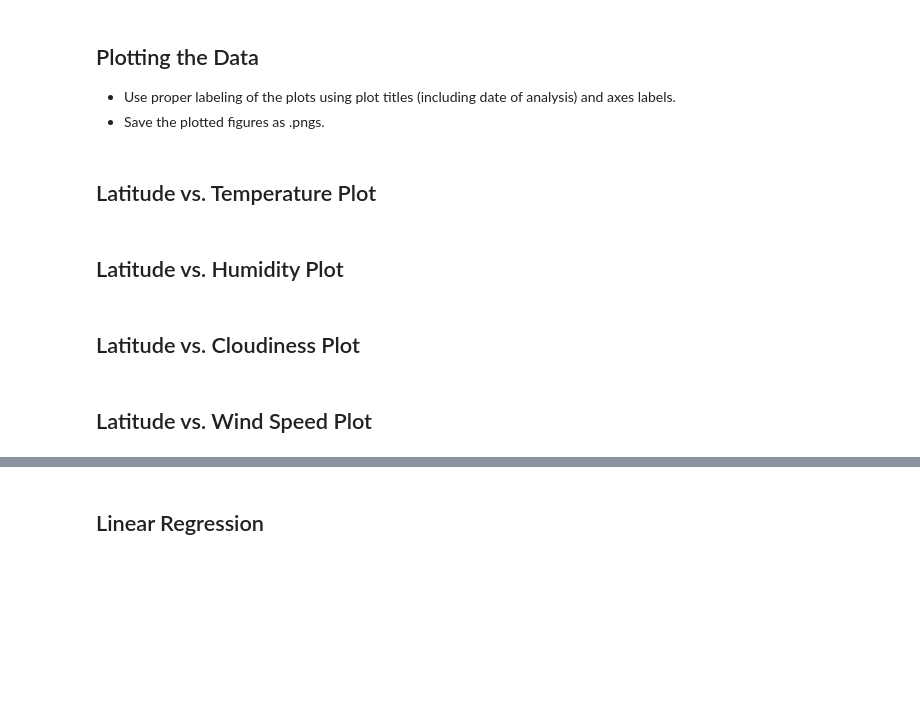
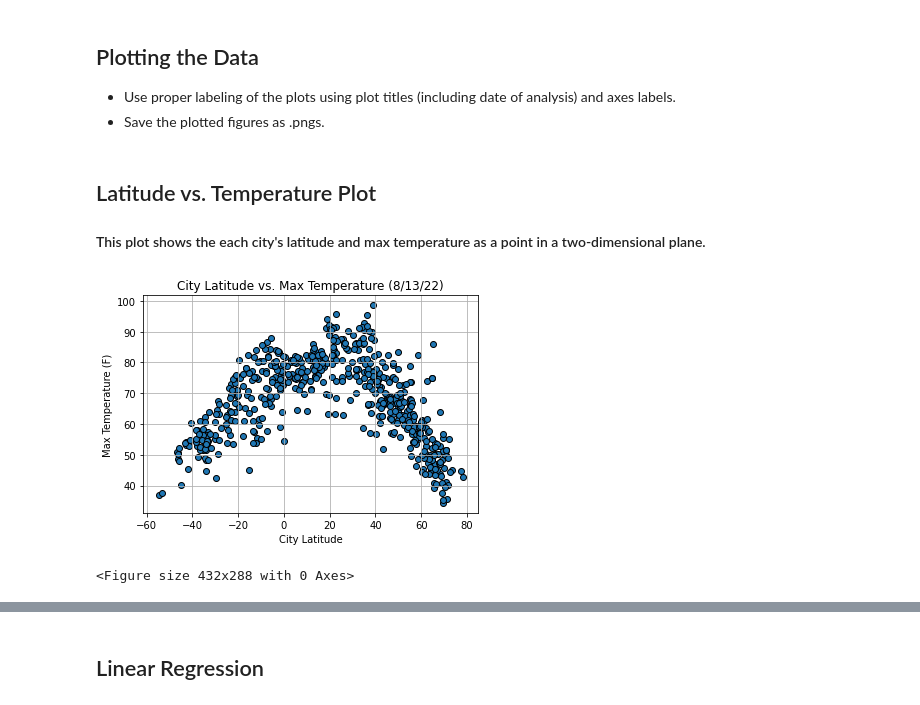
Before and after one commit to herzf012/python-api-challenge, a Jupyter notebook: WeatherPy.ipynb, the cells around one changed output, grey strips where cells are left out. Cells and saved outputs as stored; diff of their text form; code cells hidden in the pictures; blank space fills up the shorter version.

Commit message:
Changed output csv name and output path, plotted data, and applied linear regression on plotted data.

```diff
--- a/WeatherPy.ipynb
+++ b/WeatherPy.ipynb
@@ -159,0 +121,4 @@ Skip this step if there are no cities that have humidity > 100%.
+# %%
+# Pull data from output file to have a working DataFrame
+cities_df = pd.read_csv(output_data_file)
+cities_df
@@ -161,11 +145,18 @@ Skip this step if there are no cities that have humidity > 100%.
 ## Plotting the Data
 * Use proper labeling of the plots using plot titles (including date of analysis) and axes labels.
 * Save the plotted figures as .pngs.
-# %% [markdown]
-## Latitude vs. Temperature Plot
-# %% [markdown]
-## Latitude vs. Humidity Plot
-# %% [markdown]
-## Latitude vs. Cloudiness Plot
-# %% [markdown]
-## Latitude vs. Wind Speed Plot
+# %% [markdown]
+## Latitude vs. Temperature Plot
+
+#### This plot shows the each city's latitude and max temperature as a point in a two-dimensional plane.
+# %%
+plt.scatter(cities_df["Lat"], cities_df["Max Temp"], edgecolors = "black")
+plt.grid()
+plt.xlabel("City Latitude")
+plt.ylabel(f"Max Temperature (F)")
+plt.title(f"City Latitude vs. Max Temperature (8/13/22)")
+plt.show()
+plt.savefig("output_data\Fig1.png")
+# %% [output]
+[figure, added]
+<Figure size 432x288 with 0 Axes>
```
Also changed, not shown: parts of 24 cells of this notebook, 6 other files.
